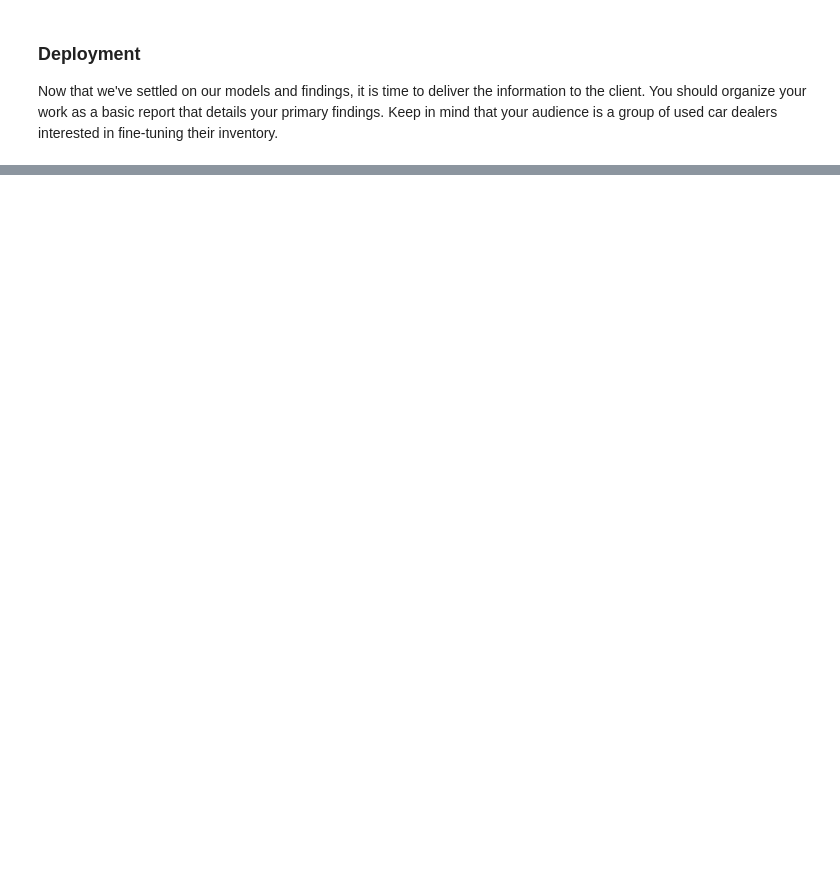
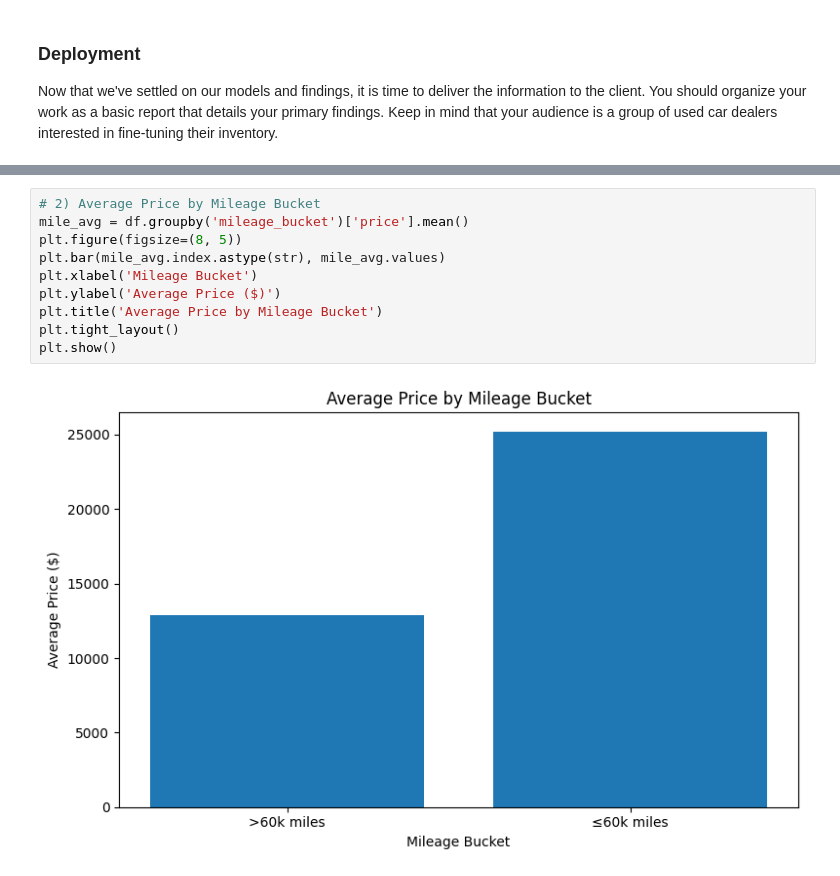
Before and after one commit to rominparekh/AIML_PAA_11_1, a Jupyter notebook: prompt_II.ipynb, the cells around one changed output, grey strips where cells are left out. Drawn from its saved outputs; the diff is of its cells as text; blank space fills up the shorter version.

```diff
--- a/prompt_II.ipynb
+++ b/prompt_II.ipynb
@@ -562,0 +659,12 @@ Now that we've settled on our models and findings, it is time to deliver the inf
+# %%
+# 2) Average Price by Mileage Bucket
+mile_avg = df.groupby('mileage_bucket')['price'].mean()
+plt.figure(figsize=(8, 5))
+plt.bar(mile_avg.index.astype(str), mile_avg.values)
+plt.xlabel('Mileage Bucket')
+plt.ylabel('Average Price ($)')
+plt.title('Average Price by Mileage Bucket')
+plt.tight_layout()
+plt.show()
+# %% [output]
+[figure, added]
```
Also changed, not shown: parts of 8 cells of this notebook, 7 other files.
